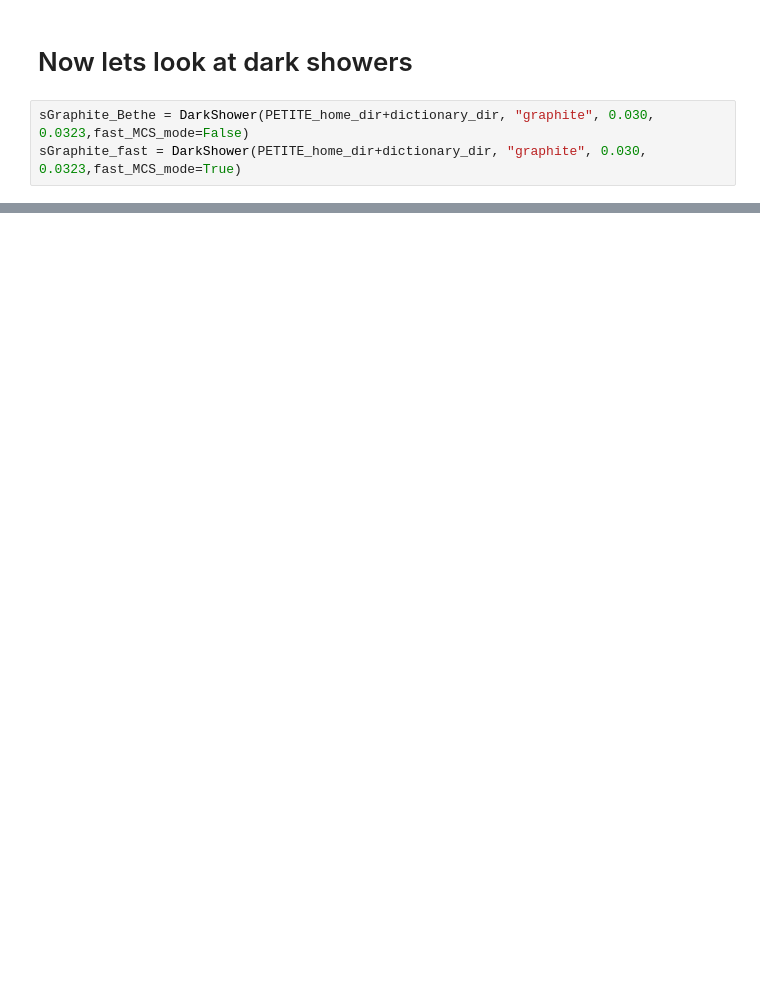
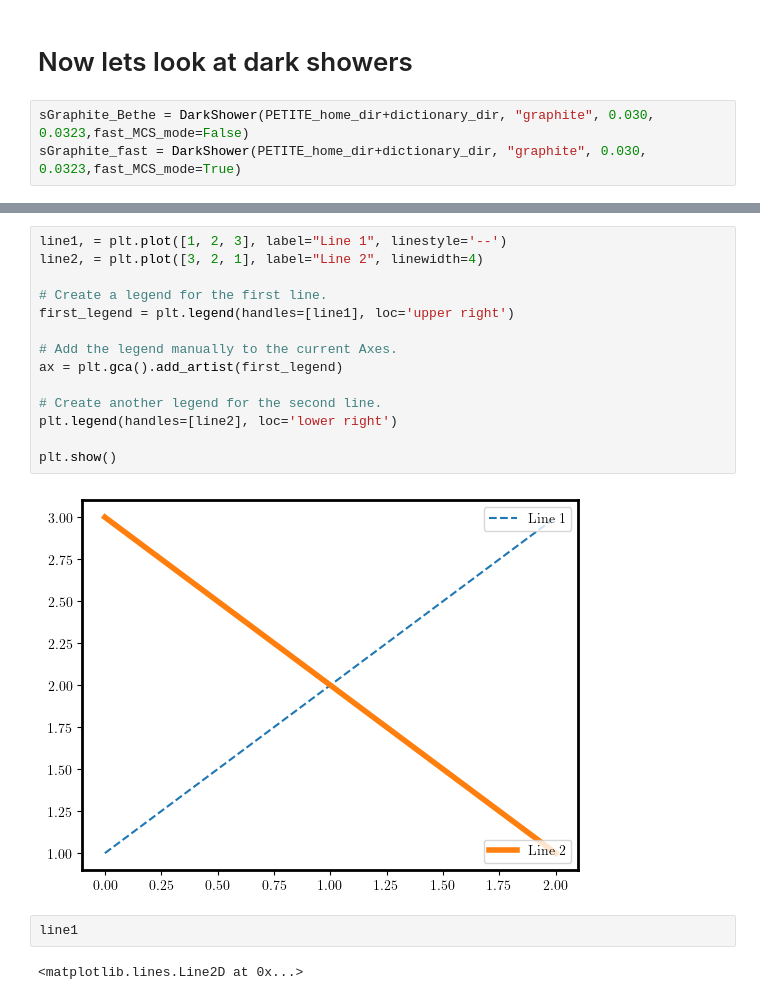
Before and after one commit to kjkellyphys/PETITE, a Jupyter notebook: examples/ryan_MCS_nb.ipynb, the cells around one changed output, grey strips where cells are left out. Cells and saved outputs as stored; diff of their text form; blank space fills up the shorter version.

```diff
--- a/examples/ryan_MCS_nb.ipynb
+++ b/examples/ryan_MCS_nb.ipynb
@@ -335,0 +712,20 @@ plt.show()
+# %%
+line1, = plt.plot([1, 2, 3], label="Line 1", linestyle='--')
+line2, = plt.plot([3, 2, 1], label="Line 2", linewidth=4)
+
+# Create a legend for the first line.
+first_legend = plt.legend(handles=[line1], loc='upper right')
+
+# Add the legend manually to the current Axes.
+ax = plt.gca().add_artist(first_legend)
+
+# Create another legend for the second line.
+plt.legend(handles=[line2], loc='lower right')
+
+plt.show()
+# %% [output]
+[figure, added]
+# %%
+line1
+# %% [output]
+<matplotlib.lines.Line2D at 0x...>
```
Also changed, not shown: parts of 23 cells of this notebook, 6 other files.
